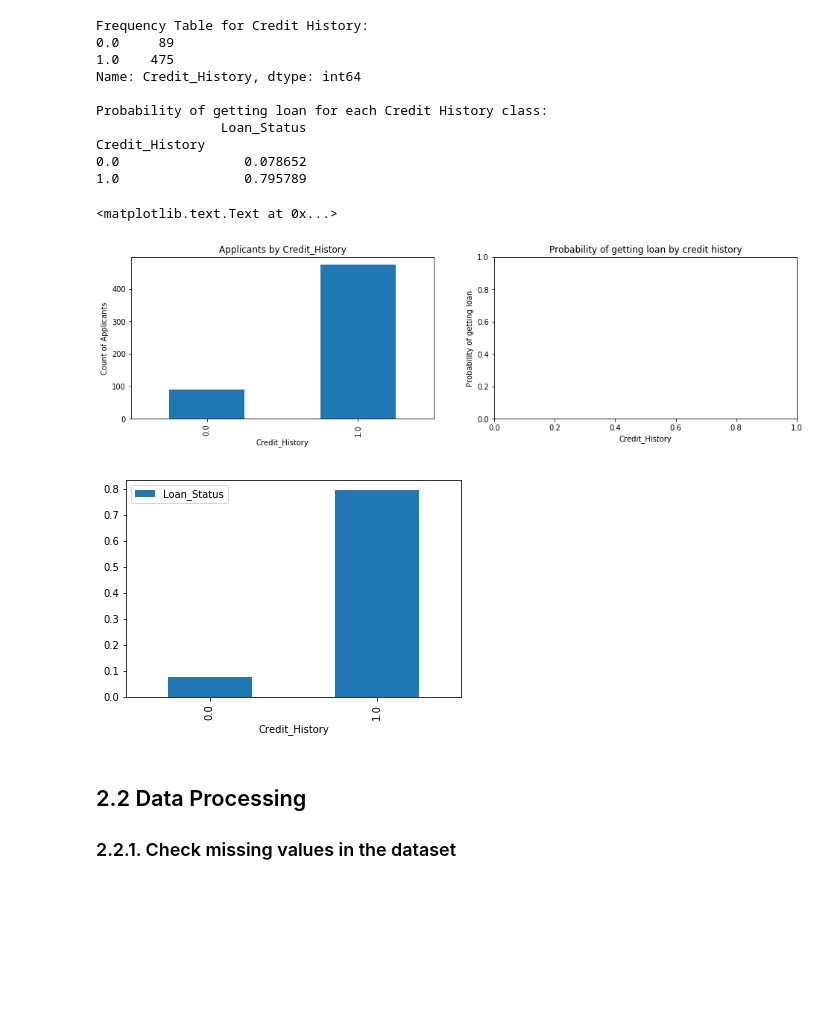
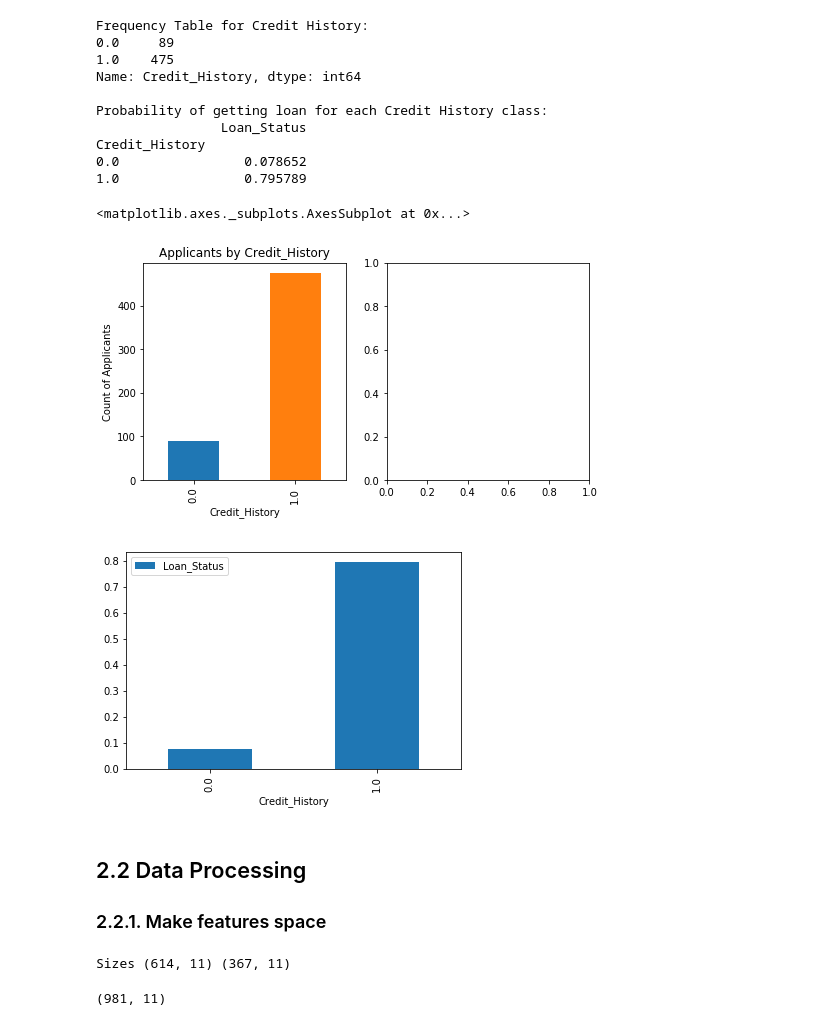
Before and after one commit to AlexIKey/LoanPrediction3, a Jupyter notebook: notebooks/DataPrepare.ipynb, the cells around one changed output. Cells and saved outputs as stored; diff of their text form; code cells hidden in the pictures; blank space fills up the shorter version.

```diff
--- a/notebooks/DataPrepare.ipynb
+++ b/notebooks/DataPrepare.ipynb
@@ -28,6 +28,6 @@ import matplotlib.pyplot as plt
 # %% [markdown]
 * Read the data and and look at them
 # %%
-df = pd.read_csv('D:\\Python-projects\\LoanPrediction3\\data\\raw\\train_u6lujuX_CVtuZ9i.csv', index_col=0)
-df.head(5)
+df_train = pd.read_csv('D:\\Python-projects\\LoanPrediction3\\data\\raw\\train_u6lujuX_CVtuZ9i.csv', index_col=0)
+df_train.shape
 # %% [output]
@@ -128,6 +178,6 @@ Gender,	Married, Dependents, Education, Self_Employed, Credit_History, Property_
 # %%
-temp1 = df['Credit_History'].value_counts(ascending=True)
-temp2 = df.pivot_table(values='Loan_Status',index=['Credit_History'],aggfunc=lambda x: x.map({'Y':1,'N':0}).mean())
+temp1 = df_train['Credit_History'].value_counts(ascending=True)
+temp2 = df_train.pivot_table(values='Loan_Status',index=['Credit_History'],aggfunc=lambda x: x.map({'Y':1,'N':0}).mean())
 print('Frequency Table for Credit History:')
 print(temp1)
 
@@ -145,25 +195,24 @@ Credit_History
 0.0                0.078652
 1.0                0.795789
 # %%
-fig = plt.figure(figsize=(16,4))
-
-ax1 = fig.add_subplot(1,2,1)
+fig3 = plt.figure(figsize=(8,4))
+ax1 = fig3.add_subplot(1,2,1)
 ax1.set_xlabel('Credit_History')
 ax1.set_ylabel('Count of Applicants')
 ax1.set_title("Applicants by Credit_History")
 temp1.plot(kind='bar')
 
 
-ax2 = fig.add_subplot(1,2,2)
+ax2 = fig3.add_subplot(1,2,2)
 temp2.plot(kind = 'bar')
-ax2.set_xlabel('Credit_History')
-ax2.set_ylabel('Probability of getting loan')
-ax2.set_title("Probability of getting loan by credit history")
+#ax2.set_xlabel('Credit_History')
+#ax2.set_ylabel('Probability of getting loan')
+#ax2.set_title("Probability of getting loan by credit history")
 # %% [output]
-<matplotlib.text.Text at 0x...>
+<matplotlib.axes._subplots.AxesSubplot at 0x...>
-[figure, old version]
+[figure, new version]
 [figure]
 # %% [markdown]
 ## 2.2 Data Processing
 
-### 2.2.1.  Check missing values in the dataset
+### 2.2.1. Make features space
@@ -170,3 +224,14 @@ ax2.set_title("Probability of getting loan by credit history")
+# %%
+df_test = pd.read_csv('D:\\Python-projects\\LoanPrediction3\\data\\raw\\test_Y3wMUE5_7gLdaTN.csv', index_col=0)
+print ('Sizes', df_train.shape, df_test.shape)
+# %% [output]
+Sizes (614, 11) (367, 11)
+# %%
+# all in one dataframe
+df = pd.concat([df_train, df_test])
+df.shape
+# %% [output]
+(981, 11)
 # %%
 df.apply(lambda x: sum(x.isnull()),axis=0)
 # %% [output]
```
Also changed, not shown: parts of 28 cells of this notebook.
